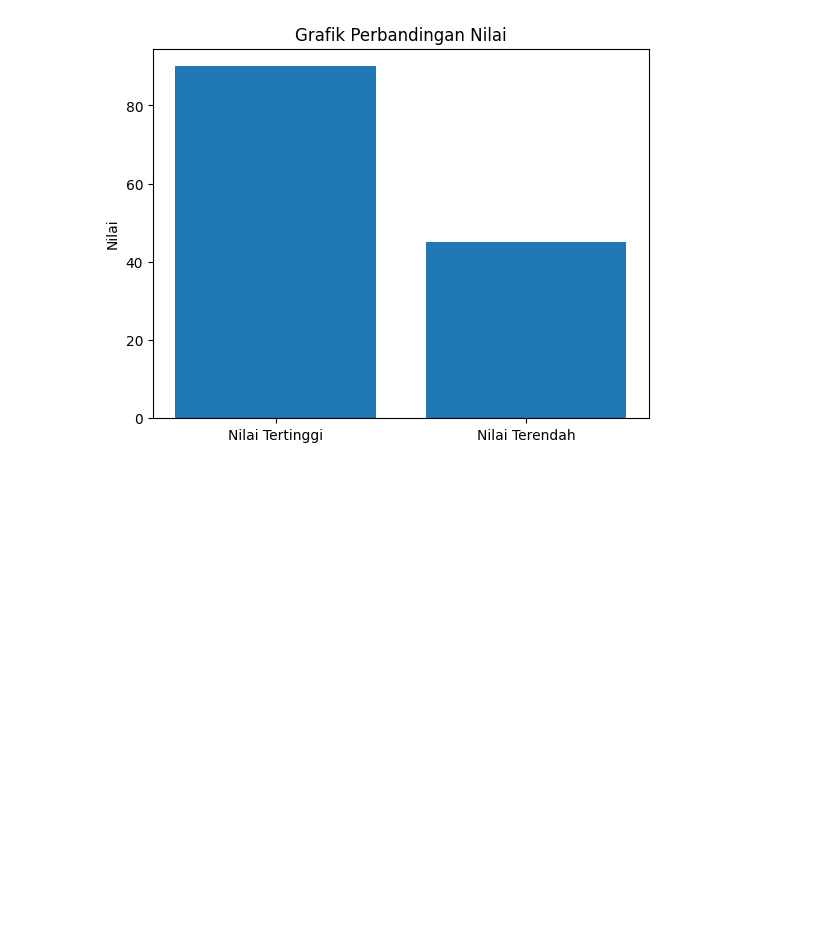
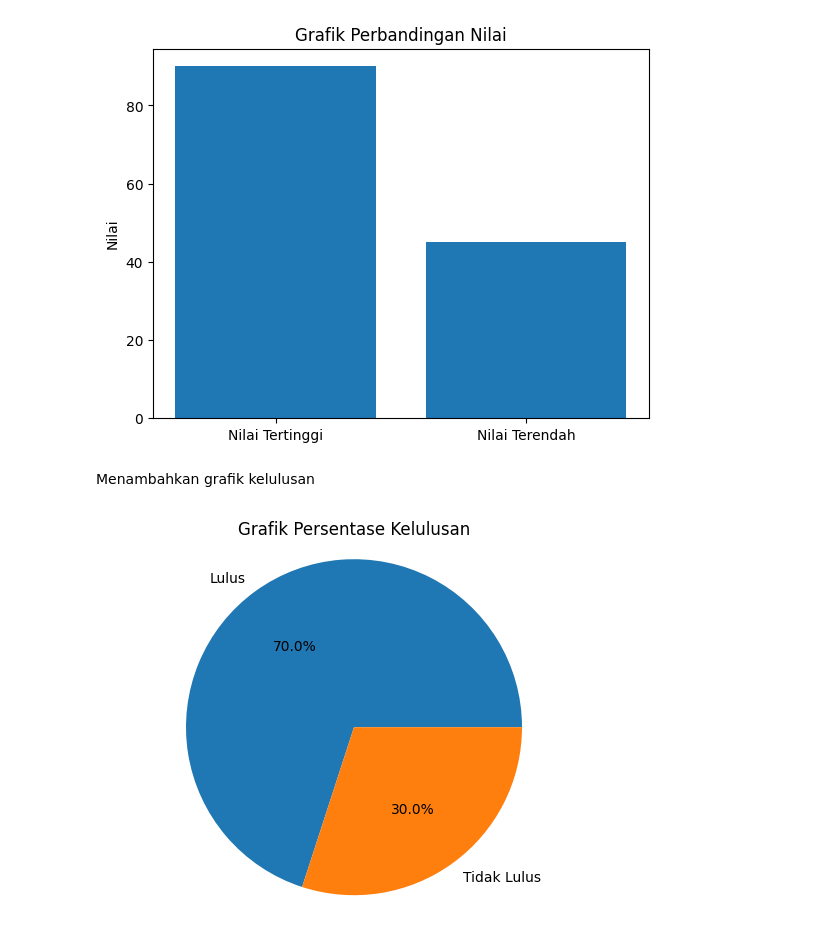
Before and after one commit to egasanjaya13/01---array-, a Jupyter notebook: soal 02.ipynb, the cells around one changed output. Saved outputs shown, nothing was run; the diff lists cells and outputs as text; code cells hidden in the pictures; blank space fills up the shorter version.

Commit message:
Menambahkan grafik pie

```diff
--- a/soal 02.ipynb
+++ b/soal 02.ipynb
@@ -60,3 +60,17 @@ plt.ylabel("Nilai")
 plt.show()
 # %% [output]
 [figure]
+# %% [markdown]
+Menambahkan grafik kelulusan
+# %%
+import matplotlib.pyplot as plt
+
+label_pie = ["Lulus", "Tidak Lulus"]
+data_pie = [jumlah_lulus, len(nilai_mahasiswa)-jumlah_lulus]
+
+plt.pie(data_pie, labels=label_pie, autopct='%1.1f%%')
+plt.title("Grafik Persentase Kelulusan")
+plt.axis('equal')
+plt.show()
+# %% [output]
+[figure, added]
```
